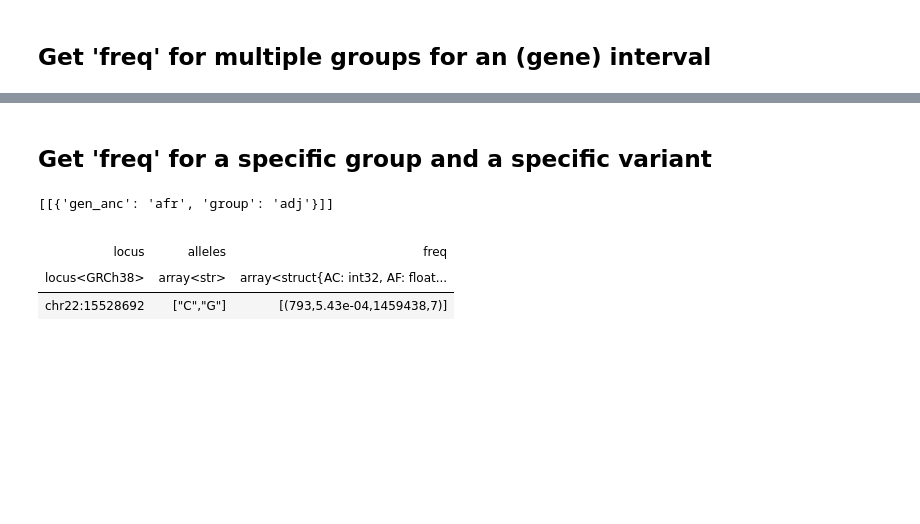
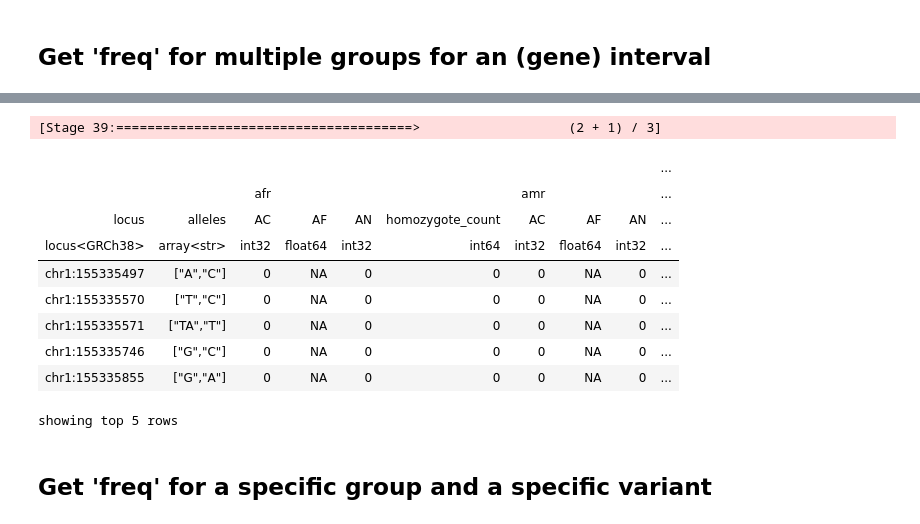
Before and after one commit to broadinstitute/gnomad-toolbox, a Jupyter notebook: gnomad_toolbox/use_cases/toolbox_for_gnomad_users.ipynb, the cells around one changed output, grey strips where cells are left out. Saved outputs shown, nothing was run; the diff lists cells and outputs as text; code cells hidden in the pictures; blank space fills up the shorter version.

```diff
--- a/gnomad_toolbox/use_cases/toolbox_for_gnomad_users.ipynb
+++ b/gnomad_toolbox/use_cases/toolbox_for_gnomad_users.ipynb
@@ -147,7 +262,7 @@ Number of variants: 18
 # %% [markdown]
 ## Get 'freq' for multiple groups for an (gene) interval
 # %%
-ht = v4_public_release("exomes").ht()
+ht = get_ht_by_datatype_and_version(data_type='exomes', version='4.1')
 
 # Filter to interval, e.g. for ASH1L.
 gene_interval = "chr1:155335268-155563162"
@@ -200,6 +274,0 @@ freq_meta2.collect()
-# %%
-ht = ht.annotate(**{a: array_exprs2[a] for a in ['freq']})
-ht = ht.annotate_globals(
-        freq_meta=freq_meta2,
-        freq_meta_sample_count=array_exprs2["freq_meta_sample_count"],
-    )
@@ -222,49 +275,18 @@ showing top 5 rows
+# %%
+ht = extract_callstats_for_multiple_ancs(ht, gen_ancs=['afr', 'amr', 'eas', 'mid', 'nfe', 'sas'])
+
+ht.show(5)
+# %% [output]
+[Stage 39:======================================>                   (2 + 1) / 3]
+|  |  |  |  |  |  |  |  |  | ... |
+|  |  | afr |  |  |  | amr |  |  | ... |
+| locus | alleles | AC | AF | AN | homozygote_count | AC | AF | AN | ... |
+| locus<GRCh38> | array<str> | int32 | float64 | int32 | int64 | int32 | float64 | int32 | ... |
+| chr1:155335497 | ["A","C"] | 0 | NA | 0 | 0 | 0 | NA | 0 | ... |
+| chr1:155335570 | ["T","C"] | 0 | NA | 0 | 0 | 0 | NA | 0 | ... |
+| chr1:155335571 | ["TA","T"] | 0 | NA | 0 | 0 | 0 | NA | 0 | ... |
+| chr1:155335746 | ["G","C"] | 0 | NA | 0 | 0 | 0 | NA | 0 | ... |
+| chr1:155335855 | ["G","A"] | 0 | NA | 0 | 0 | 0 | NA | 0 | ... |
+showing top 5 rows
 # %% [markdown]
 ## Get 'freq' for a specific group and a specific variant
-# %%
-ht = v4_public_release("exomes").ht()
-
-# Filter by the location of the variant
-ht = ht.filter((ht.locus.contig == "chr22") & (ht.locus.position==15528692))
-
-# Assign th
-items_to_filter1 = {'gen_anc':['afr'], 'group':['adj']}
-freq_meta1, array_exprs1 = filter_arrays_by_meta(
-        ht.freq_meta,
-        {
-            **{a: ht[a] for a in ['freq']},
-            "freq_meta_sample_count": ht.index_globals().freq_meta_sample_count,
-        },
-        items_to_filter=items_to_filter1,
-        keep=True,
-        combine_operator="and",
-    )
-
-# if you want to further remove 'downsampling', 'sex', and 'subset'
-items_to_filter2 = ['sex','downsampling','subset']
-freq_meta2, array_exprs2 = filter_arrays_by_meta(
-        freq_meta1,
-        {
-            **{a: ht[a] for a in ['freq']},
-            "freq_meta_sample_count": ht.index_globals().freq_meta_sample_count,
-        },
-        items_to_filter=items_to_filter2,
-        keep=False,
-        combine_operator="or",
-    )
-freq_meta2.collect()
-# %% [output]
-[[{'gen_anc': 'afr', 'group': 'adj'}]]
-# %%
-ht = ht.annotate(**{a: array_exprs2[a] for a in ['freq']})
-ht = ht.annotate_globals(
-        freq_meta=freq_meta2,
-        freq_meta_sample_count=array_exprs2["freq_meta_sample_count"],
-    )
-
-ht.select('freq').show(-1)
-# %% [output]
-|  |  |  |
-| locus | alleles | freq |
-| locus<GRCh38> | array<str> | array<struct{AC: int32, AF: float... |
-| chr22:15528692 | ["C","G"] | [(793,5.43e-04,1459438,7)] |
```
Also changed, not shown: parts of 32 cells of this notebook.
